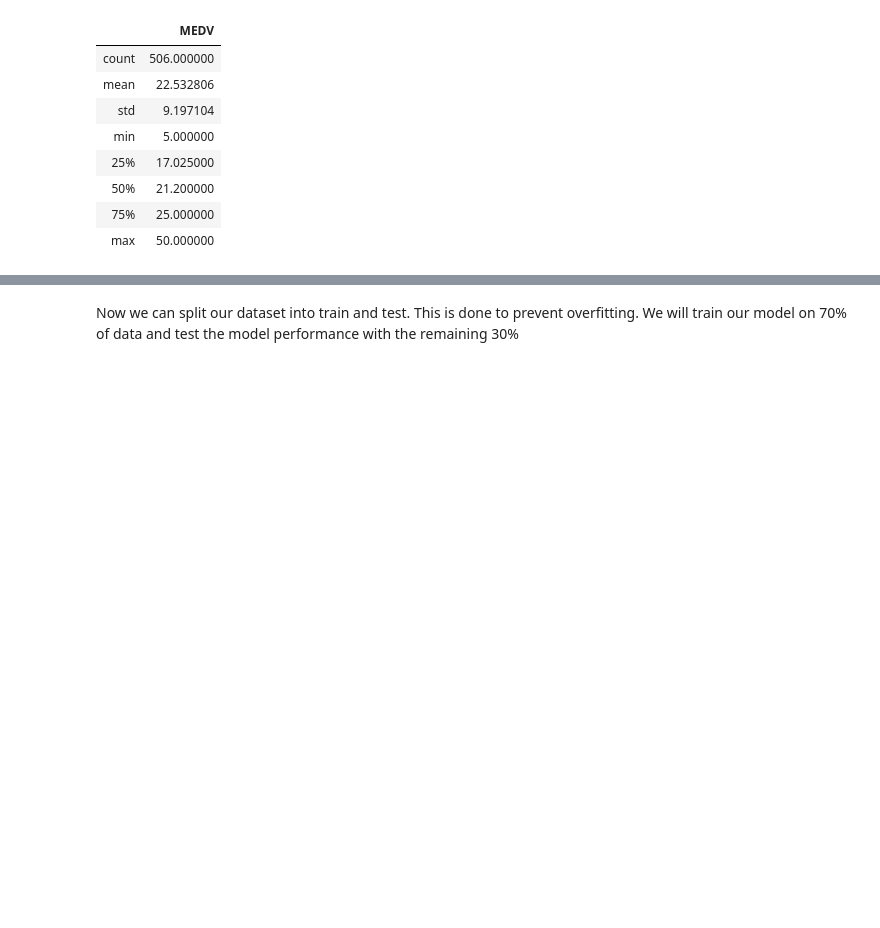
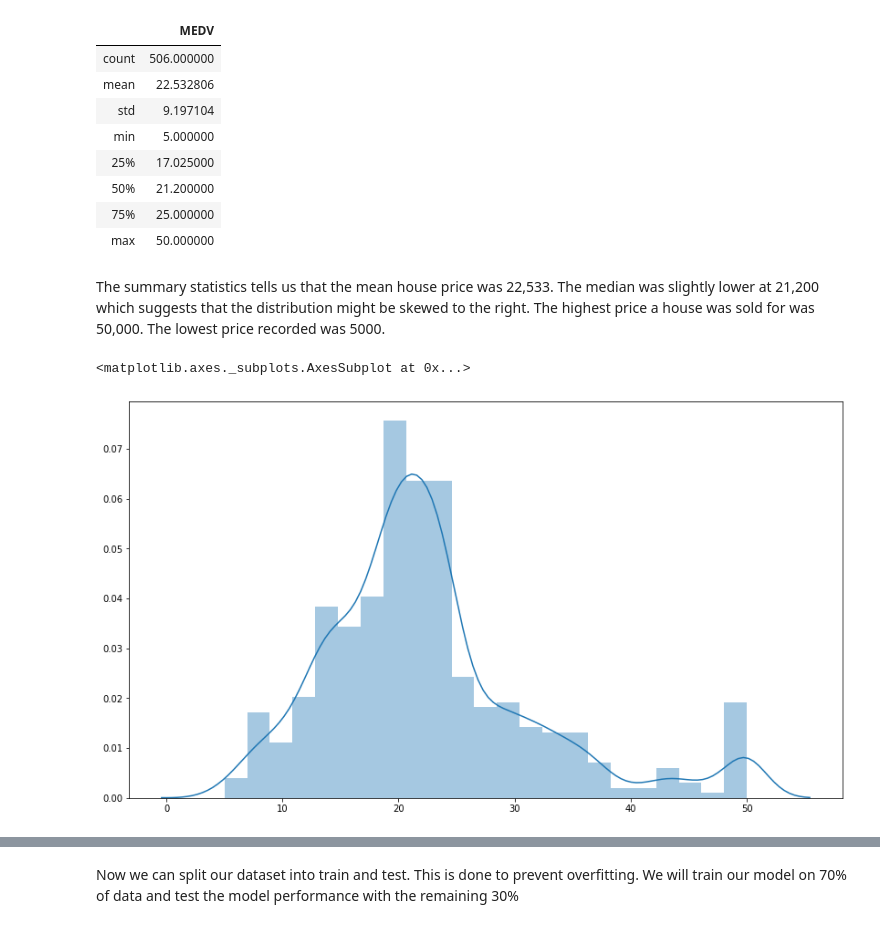
Before and after one commit to IvanaKocanova/Data_Science_Projects, a Jupyter notebook: House_price_prediction_Linear_regression.ipynb, the cells around one changed output, grey strips where cells are left out. Drawn from its saved outputs; the diff is of its cells as text; code cells hidden in the pictures; blank space fills up the shorter version.

```diff
--- a/House_price_prediction_Linear_regression.ipynb
+++ b/House_price_prediction_Linear_regression.ipynb
@@ -84,3 +83,12 @@ y.describe()
 | 50% | 21.200000 |
 | 75% | 25.000000 |
 | max | 50.000000 |
+# %% [markdown]
+The summary statistics tells us that the mean house price was 22,533. The median was slightly lower at 21,200 which suggests that the distribution might be skewed to the right. The highest price a house was sold for was 50,000. The lowest price recorded was 5000.
+# %%
+# Plot distribution of house prices
+plt.figure(figsize=(14,8))
+sns.distplot(y)
+# %% [output]
+<matplotlib.axes._subplots.AxesSubplot at 0x...>
+[figure, added]
```
Also changed, not shown: parts of 26 cells of this notebook.
